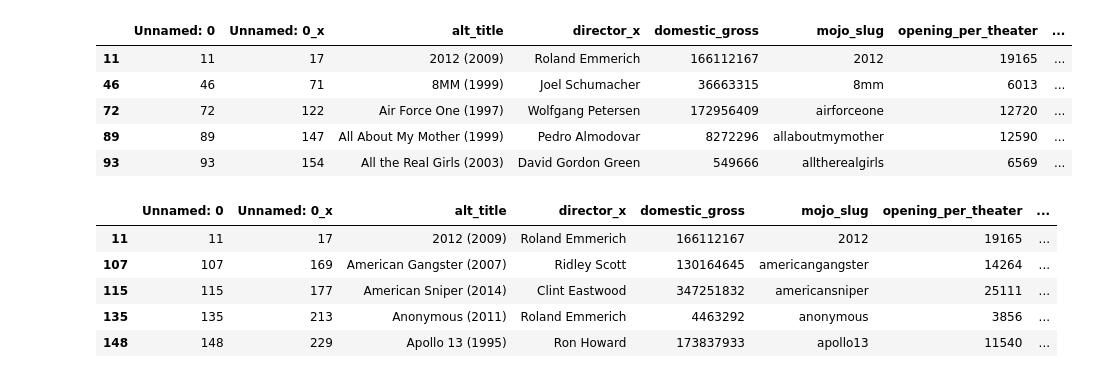
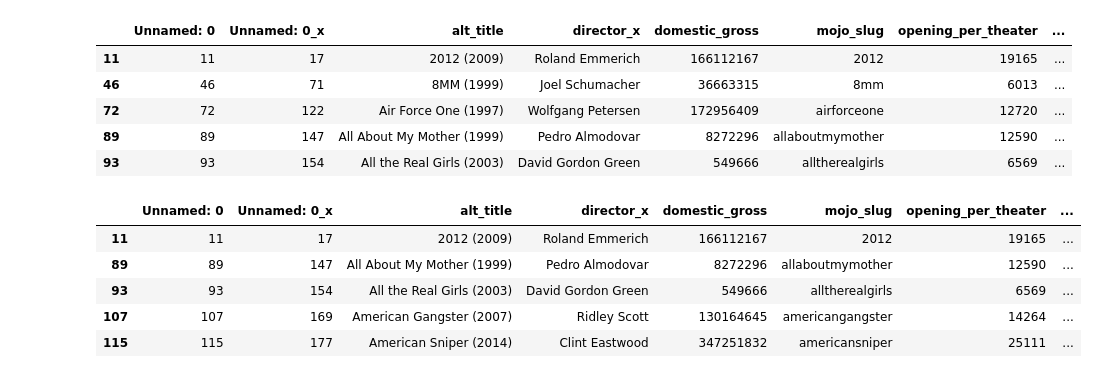
Before and after one commit to mohanvinay/metis_project1, a Jupyter notebook: project_1_model2.ipynb, the cells around one changed output. Cells and saved outputs as stored; diff of their text form; code cells hidden in the pictures.

```diff
--- a/project_1_model2.ipynb
+++ b/project_1_model2.ipynb
@@ -41,15 +41,15 @@ data_3.head()
 # %%
 #Transformation of categorical variable - studio
 column_name='studio'
-data_4=catg_to_dummy(data_3,column_name,5)
+data_4=catg_to_dummy(data_3,column_name,10)
 data_4.head()
 # %% [output]
 |  | Unnamed: 0 | Unnamed: 0_x | alt_title | director_x | domestic_gross | mojo_slug | opening_per_theater | ... |
 | 11 | 11 | 17 | 2012 (2009) | Roland Emmerich | 166112167 | 2012 | 19165 | ... |
+| 89 | 89 | 147 | All About My Mother (1999) | Pedro Almodovar | 8272296 | allaboutmymother | 12590 | ... |
+| 93 | 93 | 154 | All the Real Girls (2003) | David Gordon Green | 549666 | alltherealgirls | 6569 | ... |
 | 107 | 107 | 169 | American Gangster (2007) | Ridley Scott | 130164645 | americangangster | 14264 | ... |
 | 115 | 115 | 177 | American Sniper (2014) | Clint Eastwood | 347251832 | americansniper | 25111 | ... |
-| 135 | 135 | 213 | Anonymous (2011) | Roland Emmerich | 4463292 | anonymous | 3856 | ... |
-| 148 | 148 | 229 | Apollo 13 (1995) | Ron Howard | 173837933 | apollo13 | 11540 | ... |
 # %%
 cols = data_4.columns
 cols = cols.map(lambda x: x.replace(' ', '_') if isinstance(x, (str, unicode)) else x)
```
Also changed, not shown: parts of 7 cells of this notebook.
